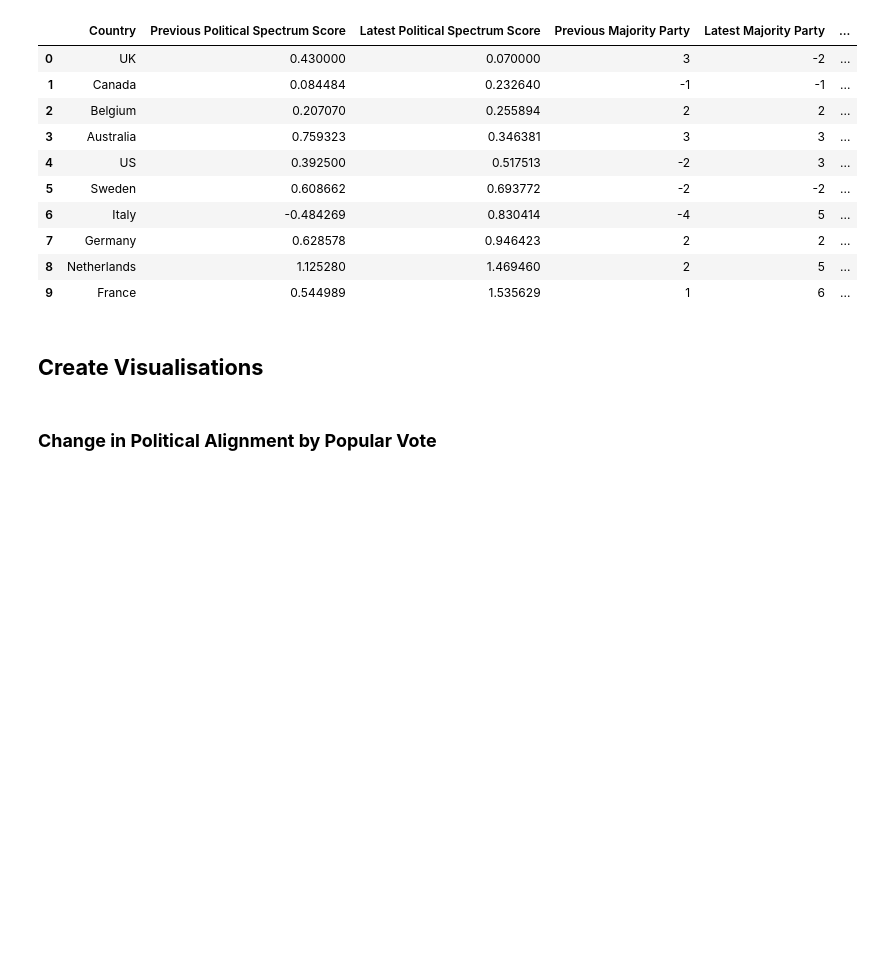
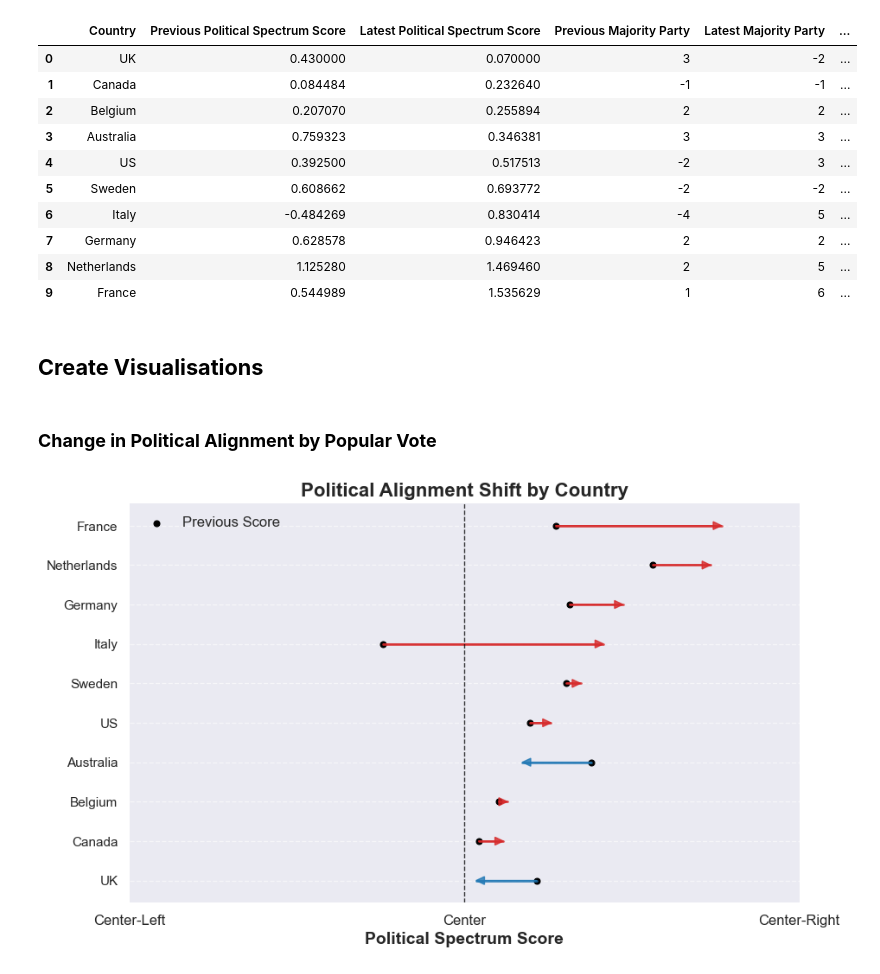
Before and after one commit to jajc202/PartiesInPower, a Jupyter notebook: 02. Code/02. Master Notebook/PiP_Master_Notebooks.ipynb, the cells around one changed output. Saved outputs shown, nothing was run; the diff lists cells and outputs as text; code cells hidden in the pictures; blank space fills up the shorter version.

Commit message:
First attempt at plot 1

```diff
--- a/02. Code/02. Master Notebook/PiP_Master_Notebooks.ipynb
+++ b/02. Code/02. Master Notebook/PiP_Master_Notebooks.ipynb
@@ -124,3 +124,74 @@ master_df
 ## **Create Visualisations**
 # %% [markdown]
 ### **Change in Political Alignment by Popular Vote**
+# %%
+# Set the BBC-style theme
+sns.set_theme(style="dark")
+
+# Create the figure
+plt.figure(figsize=(10, 6))
+
+# Define colors
+left_shift_color = "#1f77b4"   # Muted blue (leftward shift)
+right_shift_color = "#d62728"  # Muted red (rightward shift)
+marker_edge_color = "black"
+
+# Loop through each country and plot the shift
+for i in range(len(master_df)):
+    prev_score = master_df["Previous Political Spectrum Score"][i]
+    latest_score = master_df["Latest Political Spectrum Score"][i]
+    country = master_df["Country"][i]
+
+    # Determine line color based on direction of movement
+    line_color = left_shift_color if latest_score < prev_score else right_shift_color
+
+    # Plot connecting line
+    plt.plot([prev_score, latest_score], [country, country],
+             color=line_color, linestyle="-", linewidth=2, alpha=0.8)
+
+    # Plot previous score marker
+    plt.scatter(prev_score, country,
+                color=marker_edge_color, s=25, label="Previous Score" if i == 0 else "",
+                edgecolor=marker_edge_color, linewidth=0.8)
+
+    # Plot latest score marker
+    #plt.scatter(latest_score, country,
+    #            color=marker_edge_color, s=25, label="Latest Score" if i == 0 else "",
+    #            edgecolor=marker_edge_color, linewidth=0.8)
+
+    # Add an arrow showing direction
+    plt.arrow(prev_score, i, latest_score - prev_score, 0,
+              head_width=0.2, head_length=0.05,
+              color=line_color, alpha=0.8, length_includes_head=True)
+
+# Add a vertical center line for reference
+plt.axvline(0, color="black", linestyle="--", linewidth=1, alpha=0.8)
+
+# Set labels and title
+plt.xlabel("Political Spectrum Score", fontsize=14, fontweight="bold")
+plt.ylabel("")  # Remove y-axis label for a cleaner look
+plt.title("Political Alignment Shift by Country", fontsize=16, fontweight="bold")
+
+# Define custom x-tick labels
+x_tick_mapping = {
+    -6: "Far-Left",
+    -4: "Left",
+    -2: "Center-Left",
+     0: "Center",
+     2: "Center-Right",
+     4: "Right",
+     6: "Far-Right"
+}
+plt.xticks(ticks=list(x_tick_mapping.keys()), labels=list(x_tick_mapping.values()), fontsize=12)
+
+plt.xlim(-2, 2)
+
+# Improve aesthetics
+plt.legend(fontsize=12, frameon=False)  # Simple legend
+plt.grid(axis="y", linestyle="--", alpha=0.6)  # Subtle horizontal gridlines
+sns.despine(left=True, bottom=True)  # Remove extra spines
+
+# Show the plot
+plt.show()
+# %% [output]
+[figure, added]
```
